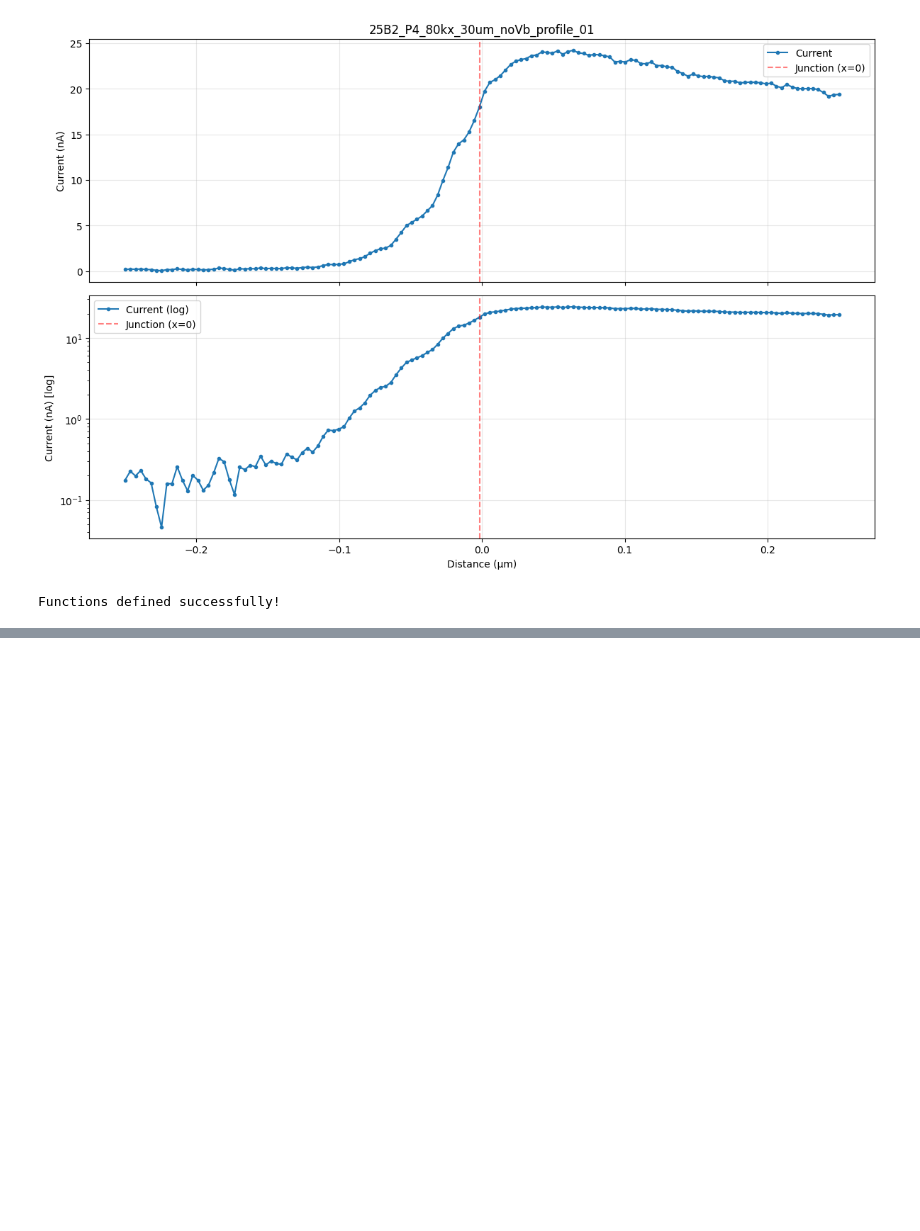
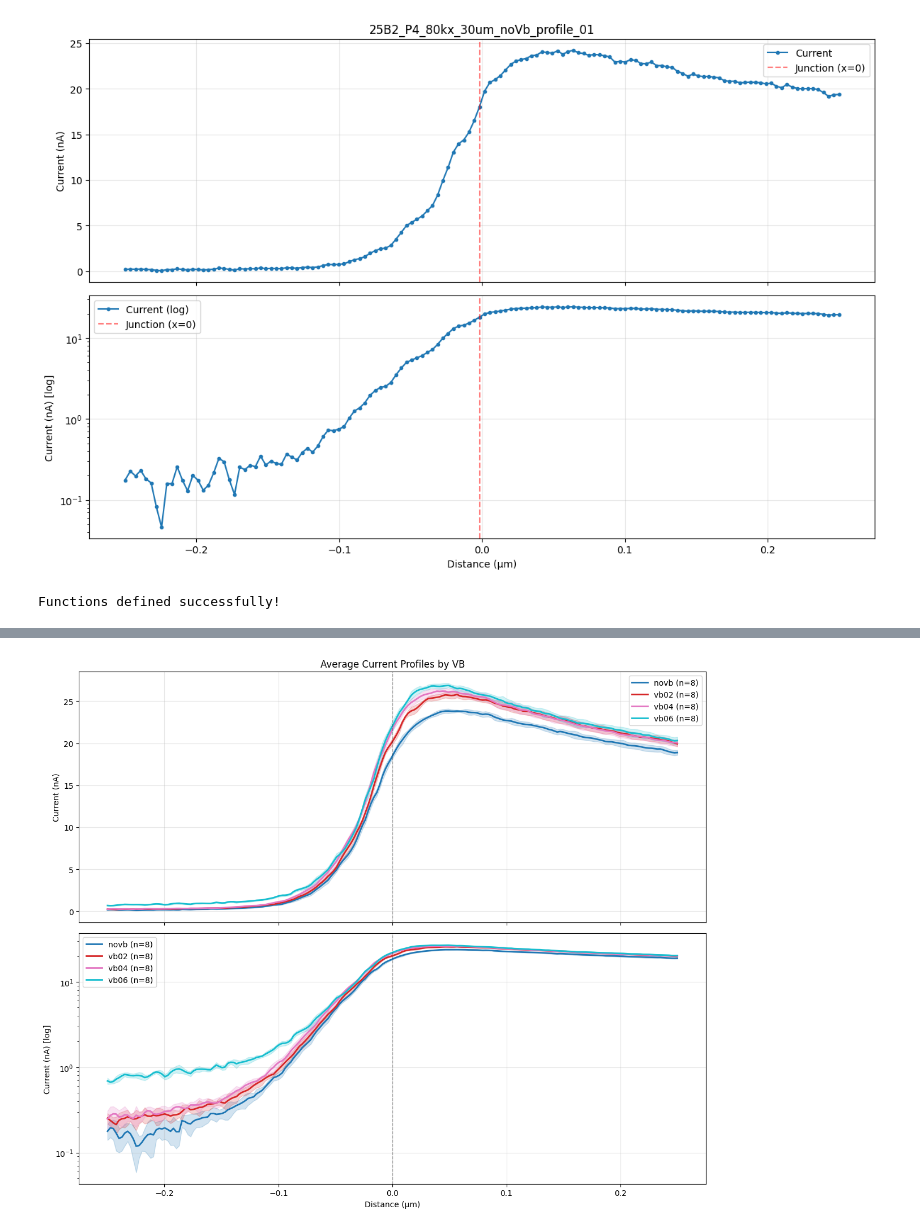
Before and after one commit to alexcortesgrimalt/EBIC_Analysis_Tool, a Jupyter notebook: test_plateau_detection.ipynb, the cells around one changed output, grey strips where cells are left out. Drawn from its saved outputs; the diff is of its cells as text; code cells hidden in the pictures; blank space fills up the shorter version.

```diff
--- a/test_plateau_detection.ipynb
+++ b/test_plateau_detection.ipynb
@@ -437,0 +637,98 @@ Change `VOLTAGE` and `PROFILE_NUMBER` in the second cell and re-run to test diff
+# %%
+# Compute average current profile for each VB group
+
+# Collect all profiles grouped by VB
+vb_profiles = {}
+
+for csv_file in csv_files:
+    # Extract VB from filename
+    vb = _extract_vb_from_name(csv_file.name)
+
+    # Load profile data
+    df_temp = pd.read_csv(csv_file)
+    x = df_temp['distance_um'].values
+    y = df_temp['current_nA'].values
+
+    if vb not in vb_profiles:
+        vb_profiles[vb] = {'x': [], 'y': []}
+
+    vb_profiles[vb]['x'].append(x)
+    vb_profiles[vb]['y'].append(y)
+
+# Compute average for each VB (interpolate to common grid)
+vb_averages = {}
+
+for vb, data in vb_profiles.items():
+    # Find common x range across all profiles
+    x_min = max([x.min() for x in data['x']])
+    x_max = min([x.max() for x in data['x']])
+
+    # Create common grid
+    x_common = np.linspace(x_min, x_max, 200)
+
+    # Interpolate all profiles to common grid
+    y_interpolated = []
+    for x_orig, y_orig in zip(data['x'], data['y']):
+        y_interp = np.interp(x_common, x_orig, y_orig)
+        y_interpolated.append(y_interp)
+
+    # Compute mean and std
+    y_mean = np.mean(y_interpolated, axis=0)
+    y_std = np.std(y_interpolated, axis=0)
+
+    vb_averages[vb] = {
+        'x': x_common,
+        'y_mean': y_mean,
+        'y_std': y_std,
+        'n': len(data['x'])
+    }
+
+# Plot average profiles
+fig, (ax1, ax2) = plt.subplots(2, 1, figsize=(12, 10), sharex=True)
+
+colors = plt.cm.tab10(np.linspace(0, 1, len(unique_vbs)))
+
+for vb, color in zip(unique_vbs, colors):
+    if vb in vb_averages:
+        avg = vb_averages[vb]
+
+        # Linear scale
+        ax1.plot(avg['x'], avg['y_mean'], '-', color=color, linewidth=2,
+                label=f"{vb} (n={avg['n']})")
+        ax1.fill_between(avg['x'],
+                        avg['y_mean'] - avg['y_std'],
+                        avg['y_mean'] + avg['y_std'],
+                        color=color, alpha=0.2)
+
+        # Log scale
+        y_safe = np.maximum(avg['y_mean'], 1e-12)
+        y_upper = np.maximum(avg['y_mean'] + avg['y_std'], 1e-12)
+        y_lower = np.maximum(avg['y_mean'] - avg['y_std'], 1e-12)
+
+        ax2.plot(avg['x'], y_safe, '-', color=color, linewidth=2,
+                label=f"{vb} (n={avg['n']})")
+        ax2.fill_between(avg['x'], y_lower, y_upper, color=color, alpha=0.2)
+
+ax1.axvline(0, color='k', linestyle='--', alpha=0.3, linewidth=1)
+ax1.set_ylabel('Current (nA)')
+ax1.set_title('Average Current Profiles by VB')
+ax1.legend()
+ax1.grid(True, alpha=0.3)
+
+ax2.axvline(0, color='k', linestyle='--', alpha=0.3, linewidth=1)
+ax2.set_xlabel('Distance (µm)')
+ax2.set_ylabel('Current (nA) [log]')
+ax2.set_yscale('log')
+ax2.legend()
+ax2.grid(True, alpha=0.3)
+
+plt.tight_layout()
+plt.show()
+
+print("\nAverage profile statistics:")
+for vb in unique_vbs:
+    if vb in vb_averages:
+        avg = vb_averages[vb]
+        print(f"{vb}: n={avg['n']}, peak current={avg['y_mean'].max():.3f} nA")
+# %% [output]
+[figure, added]
```
Also changed, not shown: parts of 8 cells of this notebook, 3 other files.
